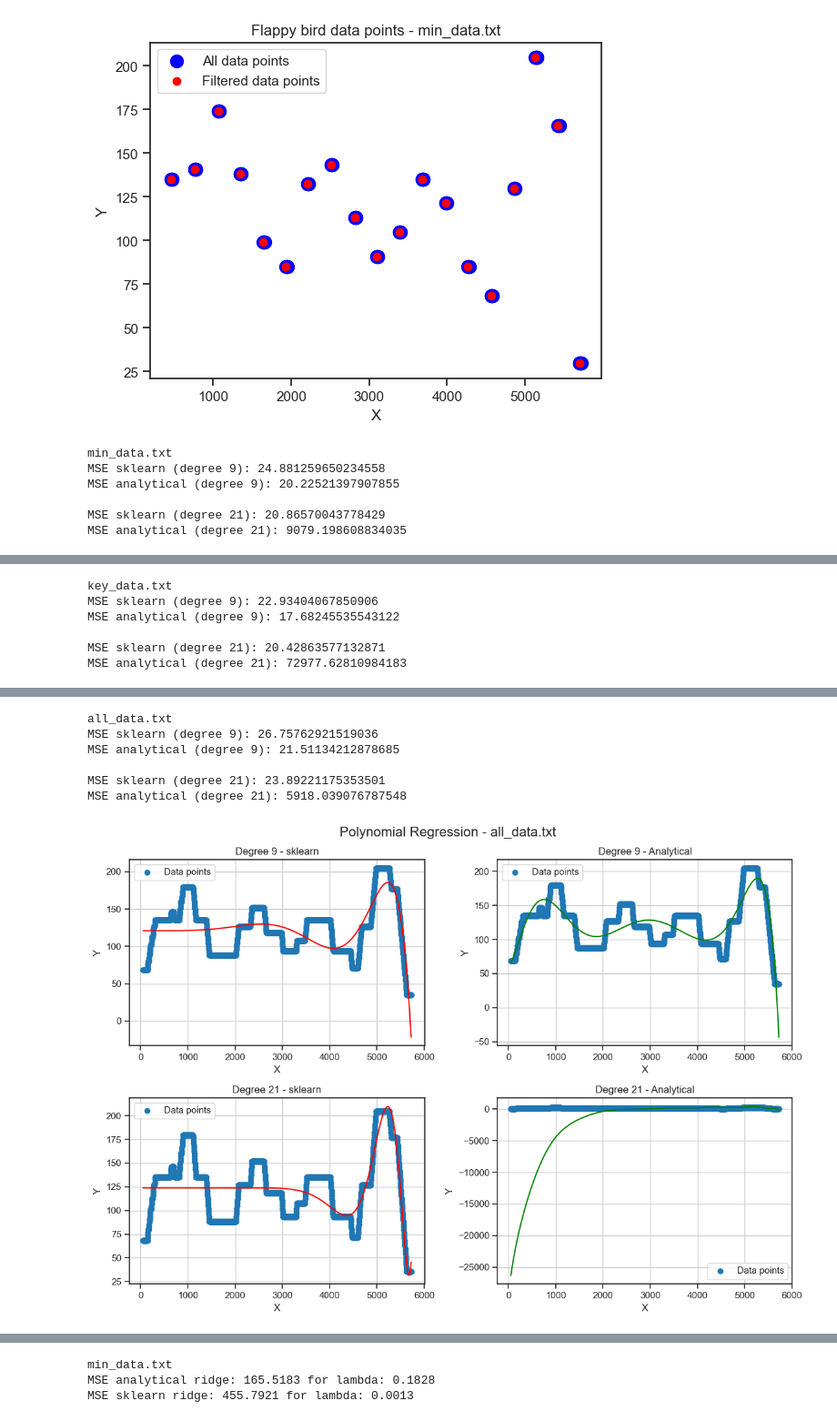
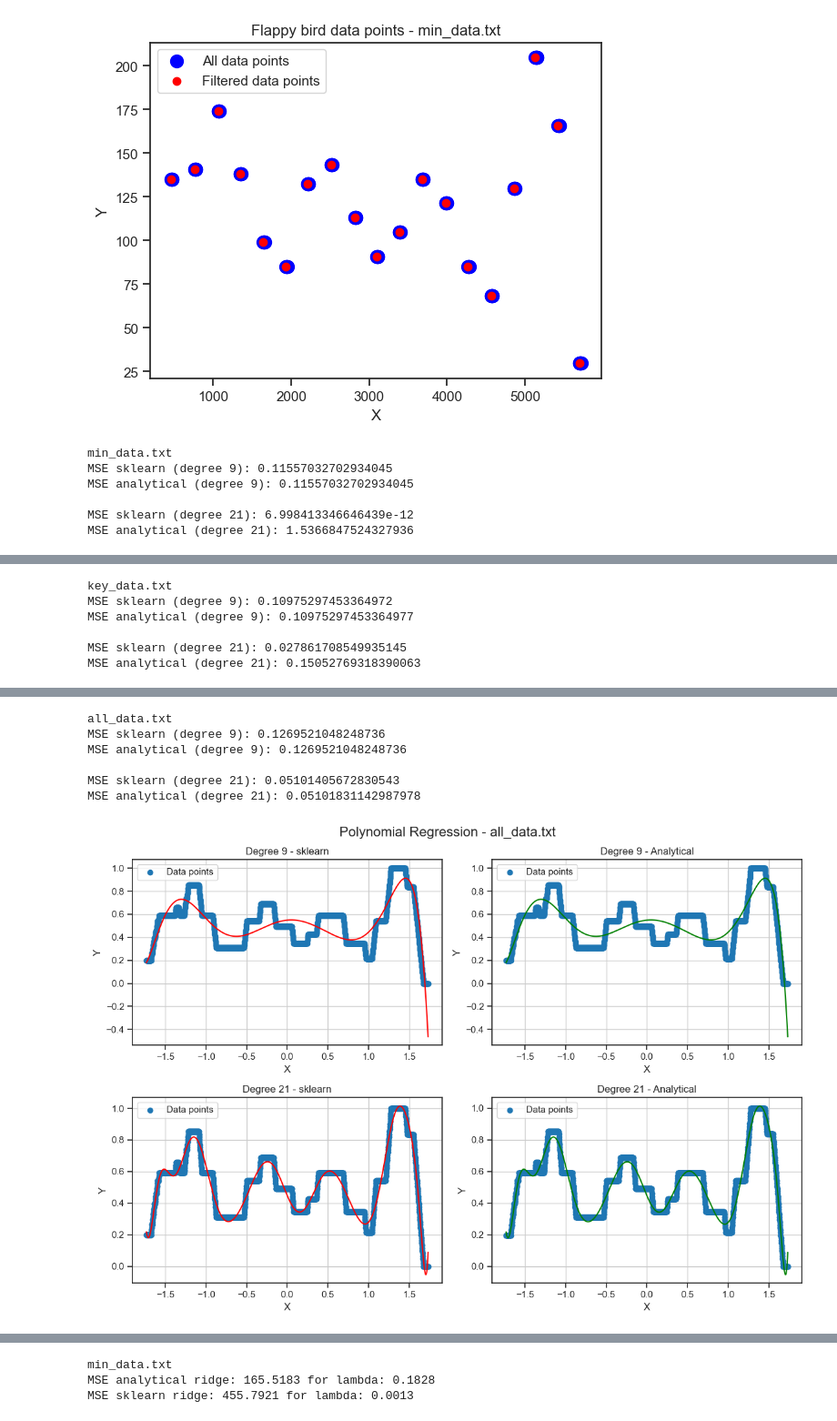
Before and after one commit to adamzsl/machine-learning, a Jupyter notebook: linear_regression/linear_regression.ipynb, the cells around one changed output, grey strips where cells are left out. Shown at 91% size. Saved outputs shown, nothing was run; the diff lists cells and outputs as text; code cells hidden in the pictures.

```diff
--- a/linear_regression/linear_regression.ipynb
+++ b/linear_regression/linear_regression.ipynb
@@ -164,7 +163,7 @@ plt.show()
 # %% [output]
 [figure]
 # %%
-def load_data(filename):
+def load_data(filename, normalize=False):
     filepath = os.path.join("data", filename)
     data = np.loadtxt(filepath, delimiter=',')
     if filename == "min_data.txt":
@@ -184,6 +183,16 @@ def load_data(filename):
         X = data[:, 0].reshape(-1, 1)
         y = data[:, 1]
 
+    if normalize:
+        y_min = np.min(y)
+        y_max = np.max(y)
+        y_range = y_max - y_min
+        if y_range != 0:
+            y = (y - y_min) / y_range
+
+        scaler = StandardScaler()
+        X = scaler.fit_transform(X)
+
     return X, y
 # %%
 def poly_regression(X, y, degree):
@@ -247,12 +256,12 @@ files = ["min_data.txt", "key_data.txt", "all_data.txt"]
 
 for filename in files:
     print(filename)
-    X, y = load_data(filename)
+    X, y = load_data(filename, normalize=True)
     compare_models(X, y)
 # %% [output]
 min_data.txt
-MSE sklearn (degree 9): 24.881259650234558
-MSE analytical (degree 9): 20.22521397907855
+MSE sklearn (degree 9): 0.11557032702934045
+MSE analytical (degree 9): 0.11557032702934045
 
-MSE sklearn (degree 21): 20.86570043778429
-MSE analytical (degree 21): 9079.198608834035
+MSE sklearn (degree 21): 6.998413346646439e-12
+MSE analytical (degree 21): 1.5366847524327936
@@ -260,6 +269,6 @@ MSE analytical (degree 21): 9079.198608834035
 key_data.txt
-MSE sklearn (degree 9): 22.93404067850906
-MSE analytical (degree 9): 17.68245535543122
+MSE sklearn (degree 9): 0.10975297453364972
+MSE analytical (degree 9): 0.10975297453364977
 
-MSE sklearn (degree 21): 20.42863577132871
-MSE analytical (degree 21): 72977.62810984183
+MSE sklearn (degree 21): 0.027861708549935145
+MSE analytical (degree 21): 0.15052769318390063
@@ -267,10 +276,10 @@ MSE analytical (degree 21): 72977.62810984183
 all_data.txt
-MSE sklearn (degree 9): 26.75762921519036
-MSE analytical (degree 9): 21.51134212878685
+MSE sklearn (degree 9): 0.1269521048248736
+MSE analytical (degree 9): 0.1269521048248736
 
-MSE sklearn (degree 21): 23.89221175353501
-MSE analytical (degree 21): 5918.039076787548
+MSE sklearn (degree 21): 0.05101405672830543
+MSE analytical (degree 21): 0.05101831142987978
-[figure, old version]
+[figure, new version]
 # %%
 files = ["min_data.txt", "key_data.txt", "all_data.txt"]
 for filename in files:
```
Also changed, not shown: parts of 11 cells of this notebook, 1 other file.
